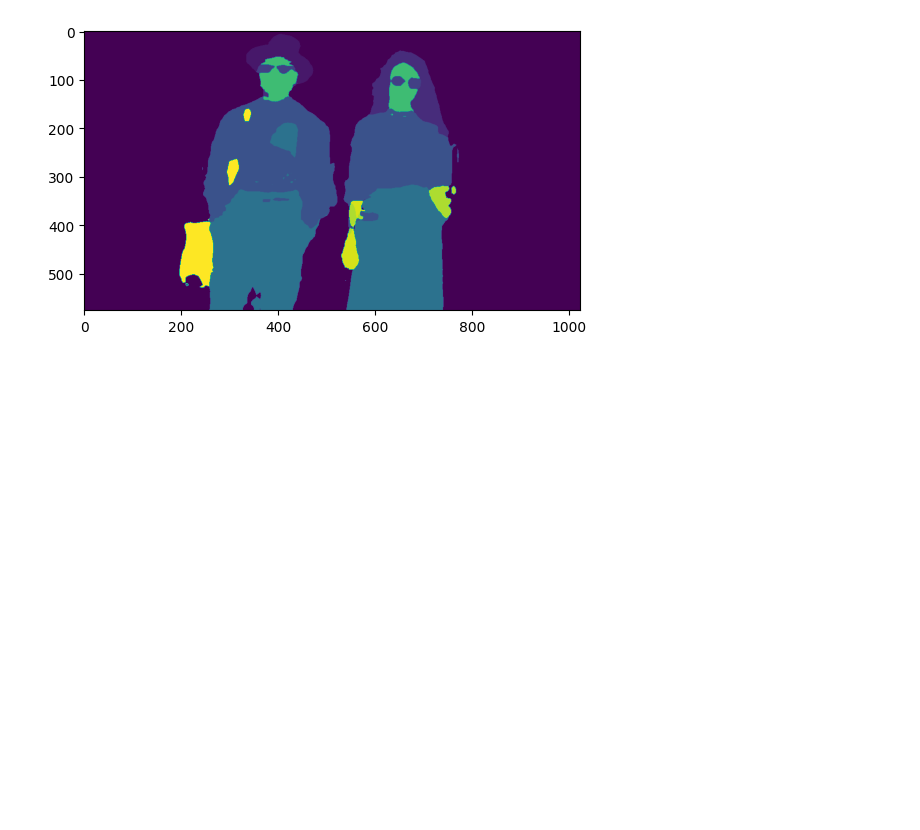
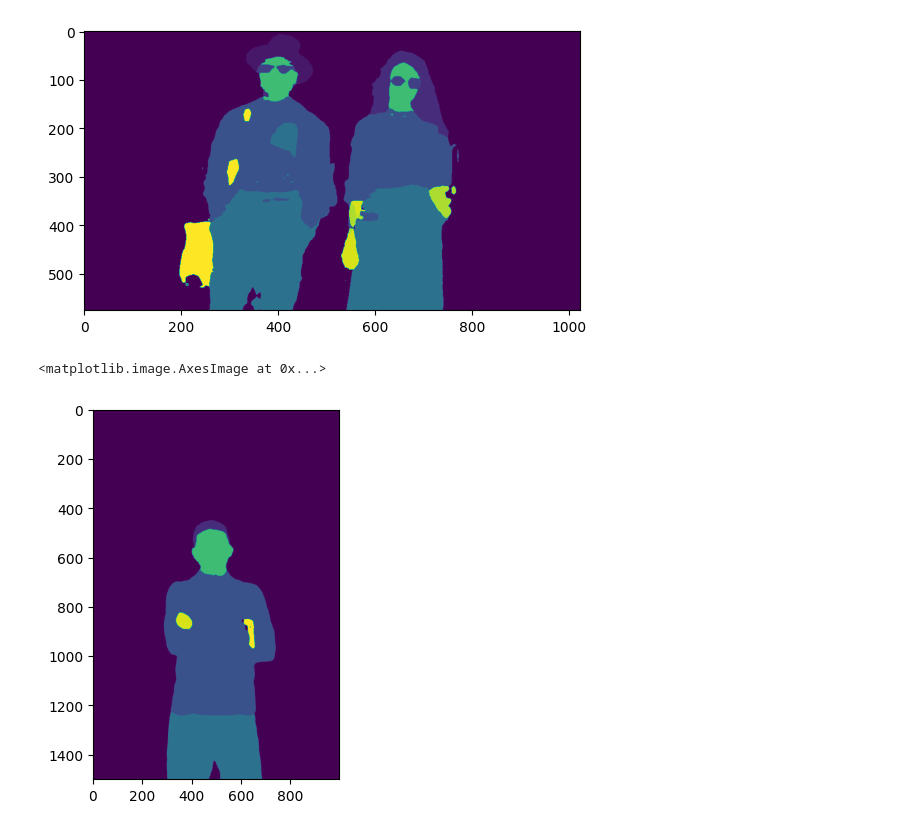
Before and after one commit to cam2149/FundamentosIA, a Jupyter notebook: 1.1.3._SemanticSegmentation.ipynb, the cells around one changed output. Cells and saved outputs as stored; diff of their text form; code cells hidden in the pictures; blank space fills up the shorter version.

```diff
--- a/1.1.3._SemanticSegmentation.ipynb
+++ b/1.1.3._SemanticSegmentation.ipynb
@@ -144,3 +150,33 @@ plt.imshow(pred_seg)
 # %% [output]
 <matplotlib.image.AxesImage at 0x...>
 [figure]
+# %%
+from transformers import SegformerImageProcessor, AutoModelForSemanticSegmentation
+from PIL import Image
+import requests
+import matplotlib.pyplot as plt
+import torch.nn as nn
+
+processor = SegformerImageProcessor.from_pretrained("mattmdjaga/segformer_b2_clothes")
+model = AutoModelForSemanticSegmentation.from_pretrained("mattmdjaga/segformer_b2_clothes")
+
+url = "https://plus.unsplash.com/premium_photo-1673210886161-bfcc40f54d1f?ixlib=rb-4.0.3&ixid=MnwxMjA3fDB8MHxzZWFyY2h8MXx8cGVyc29uJTIwc3RhbmRpbmd8ZW58MHx8MHx8&w=1000&q=80"
+
+image = Image.open(requests.get(url, stream=True).raw)
+inputs = processor(images=image, return_tensors="pt")
+
+outputs = model(**inputs)
+logits = outputs.logits.cpu()
+
+upsampled_logits = nn.functional.interpolate(
+    logits,
+    size=image.size[::-1],
+    mode="bilinear",
+    align_corners=False,
+)
+
+pred_seg = upsampled_logits.argmax(dim=1)[0]
+plt.imshow(pred_seg)
+# %% [output]
+<matplotlib.image.AxesImage at 0x...>
+[figure, added]
```
Also changed, not shown: parts of 4 cells of this notebook.
